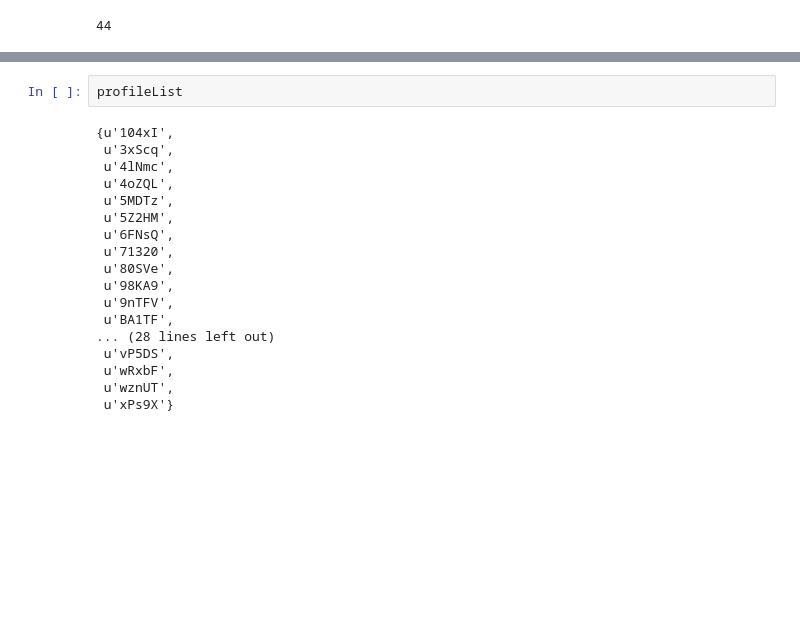
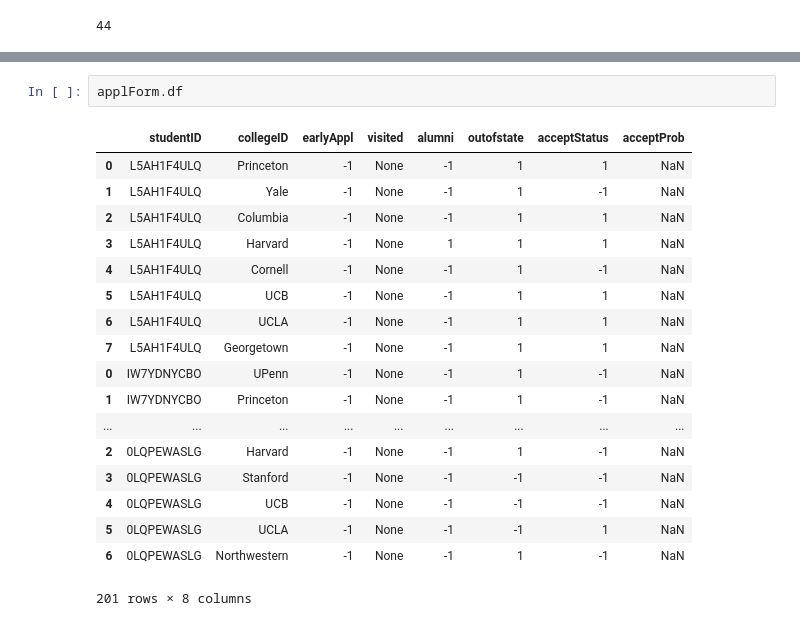
Before and after one commit to wihl/cs109-groupproj-college, a Jupyter notebook: scrape/collegedata/SingleRender.ipynb, the cells around one changed output, grey strips where cells are left out. Cells and saved outputs as stored; diff of their text form; blank space fills up the shorter version.

```diff
--- a/scrape/collegedata/SingleRender.ipynb
+++ b/scrape/collegedata/SingleRender.ipynb
@@ -197,20 +299,21 @@ students.df
-# %%
-profileList
-# %% [output]
-{u'104xI',
- u'3xScq',
- u'4lNmc',
- u'4oZQL',
- u'5MDTz',
- u'5Z2HM',
- u'6FNsQ',
- u'71320',
- u'80SVe',
- u'98KA9',
- u'9nTFV',
- u'BA1TF',
-... (28 lines left out)
- u'vP5DS',
- u'wRxbF',
- u'wznUT',
- u'xPs9X'}
+# %%
+applForm.df
+# %% [output]
+|  | studentID | collegeID | earlyAppl | visited | alumni | outofstate | acceptStatus | acceptProb |
+| 0 | L5AH1F4ULQ | Princeton | -1 | None | -1 | 1 | 1 | NaN |
+| 1 | L5AH1F4ULQ | Yale | -1 | None | -1 | 1 | -1 | NaN |
+| 2 | L5AH1F4ULQ | Columbia | -1 | None | -1 | 1 | 1 | NaN |
+| 3 | L5AH1F4ULQ | Harvard | -1 | None | 1 | 1 | 1 | NaN |
+| 4 | L5AH1F4ULQ | Cornell | -1 | None | -1 | 1 | -1 | NaN |
+| 5 | L5AH1F4ULQ | UCB | -1 | None | -1 | 1 | 1 | NaN |
+| 6 | L5AH1F4ULQ | UCLA | -1 | None | -1 | 1 | 1 | NaN |
+| 7 | L5AH1F4ULQ | Georgetown | -1 | None | -1 | 1 | 1 | NaN |
+| 0 | IW7YDNYCBO | UPenn | -1 | None | -1 | 1 | -1 | NaN |
+| 1 | IW7YDNYCBO | Princeton | -1 | None | -1 | 1 | -1 | NaN |
+| ... | ... | ... | ... | ... | ... | ... | ... | ... |
+| 2 | 0LQPEWASLG | Harvard | -1 | None | -1 | 1 | -1 | NaN |
+| 3 | 0LQPEWASLG | Stanford | -1 | None | -1 | -1 | -1 | NaN |
+| 4 | 0LQPEWASLG | UCB | -1 | None | -1 | -1 | -1 | NaN |
+| 5 | 0LQPEWASLG | UCLA | -1 | None | -1 | -1 | 1 | NaN |
+| 6 | 0LQPEWASLG | Northwestern | -1 | None | -1 | 1 | -1 | NaN |
+201 rows × 8 columns
```
Also changed, not shown: parts of 10 cells of this notebook, 1 other file.
